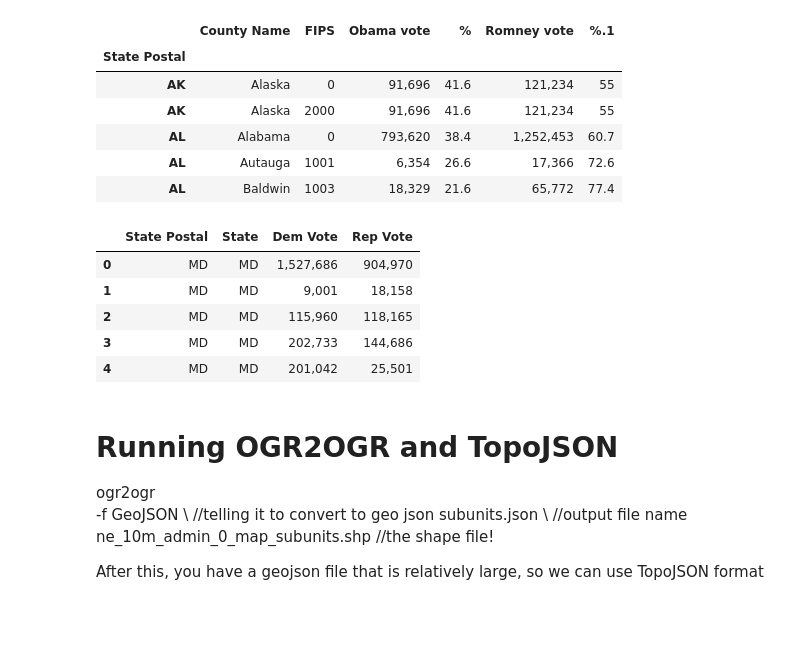
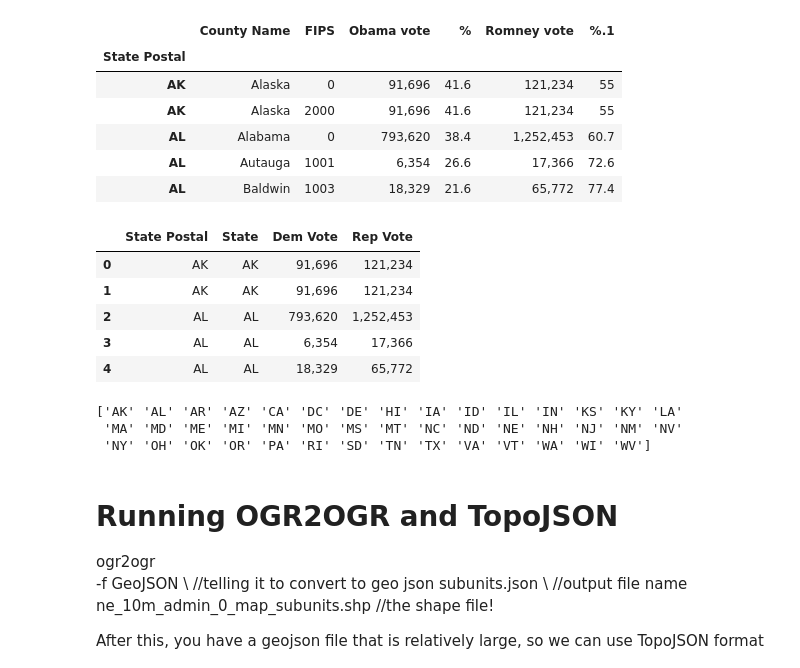
Before and after one commit to adam2392/baltimoremaps, a Jupyter notebook: Data Setup.ipynb, the cells around one changed output. Drawn from its saved outputs; the diff is of its cells as text; code cells hidden in the pictures; blank space fills up the shorter version.

```diff
--- a/Data Setup.ipynb
+++ b/Data Setup.ipynb
@@ -418,35 +418,40 @@ display(pol_data.head())
 # %%
 # filter by state
 # states = ['MD']
-# pol_data['State Postal'] = pol_data.index
 # df = pol_data[pol_data['State Postal'].isin(states)]
 
+pol_data['State Postal'] = pol_data.index
+df = pol_data
 # clean up datea a bit and resave it
 df_data = pd.DataFrame()
 df_data['State'] = df['State Postal']
 df_data['Dem Vote'] = df['Obama vote']
 df_data['Rep Vote'] = df['Romney vote']
 df_data = df_data.reset_index()
 display(df_data.head())
+print pd.Series.unique(df_data['State'])
 
 # save the dataframe
 pol_outfile = 'data/USA_pol_data.csv'
 df_data.to_csv(pol_outfile)
 
 # This segment of code will get household income estimates for each block group in state_code
-census_df = census_tracts_to_dataframe(var_ids, state_codes)
-census_df.to_csv(attr_outfile)
+# census_df = census_tracts_to_dataframe(var_ids, state_codes)
+# census_df.to_csv(attr_outfile)
 # # Write to file
 # print "Writing to ", geo_outfile
 # with open(geo_outfile, 'w') as f:
 #     f.write(small_json)
 # %% [output]
 |  | State Postal | State | Dem Vote | Rep Vote |
-| 0 | MD | MD | 1,527,686 | 904,970 |
-| 1 | MD | MD | 9,001 | 18,158 |
-| 2 | MD | MD | 115,960 | 118,165 |
-| 3 | MD | MD | 202,733 | 144,686 |
-| 4 | MD | MD | 201,042 | 25,501 |
+| 0 | AK | AK | 91,696 | 121,234 |
+| 1 | AK | AK | 91,696 | 121,234 |
+| 2 | AL | AL | 793,620 | 1,252,453 |
+| 3 | AL | AL | 6,354 | 17,366 |
+| 4 | AL | AL | 18,329 | 65,772 |
+['AK' 'AL' 'AR' 'AZ' 'CA' 'DC' 'DE' 'HI' 'IA' 'ID' 'IL' 'IN' 'KS' 'KY' 'LA'
+ 'MA' 'MD' 'ME' 'MI' 'MN' 'MO' 'MS' 'MT' 'NC' 'ND' 'NE' 'NH' 'NJ' 'NM' 'NV'
+ 'NY' 'OH' 'OK' 'OR' 'PA' 'RI' 'SD' 'TN' 'TX' 'VA' 'VT' 'WA' 'WI' 'WV']
 # %% [markdown]
 # Running OGR2OGR and TopoJSON
 
```
Also changed, not shown: parts of 1 cell of this notebook, 3 other files.
